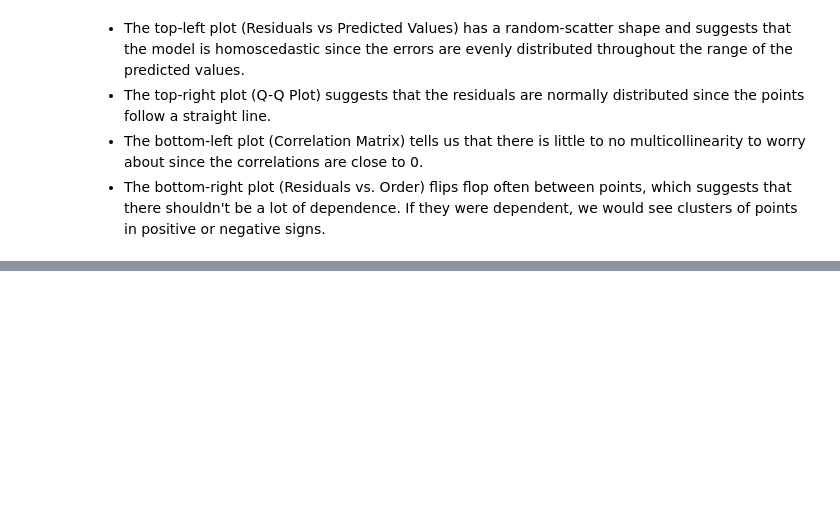
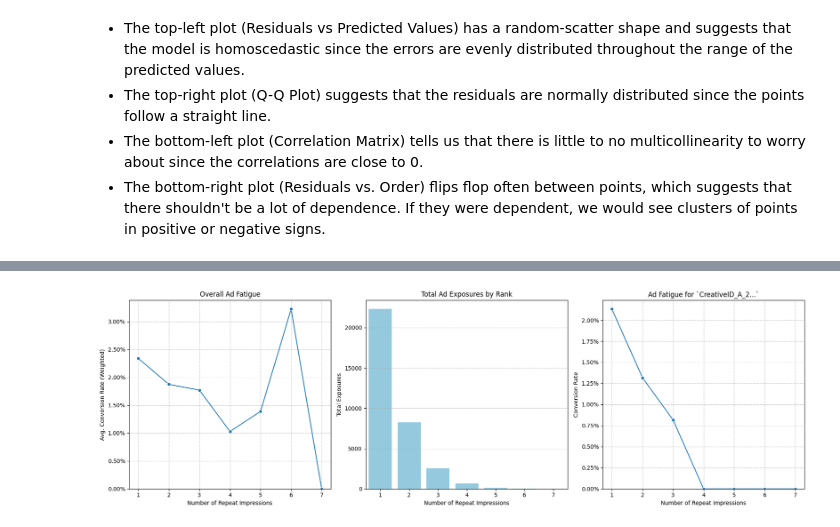
Before and after one commit to DustinBS/Cross-Platform-Media-Attribution, a Jupyter notebook: analysis.ipynb, the cells around one changed output, grey strips where cells are left out. Drawn from its saved outputs; the diff is of its cells as text; code cells hidden in the pictures; blank space fills up the shorter version.

```diff
--- a/analysis.ipynb
+++ b/analysis.ipynb
@@ -199,0 +205,98 @@ plt.show()
+# %%
+try:
+    with psycopg2.connect(
+        host=DB_HOST,
+        database=DB_NAME,
+        user=DB_USER,
+        password=DB_PASS,
+        port=DB_PORT
+    ) as conn:
+        ad_fatigue_analysis_df = pd.read_sql(parse_sql("sql/ad_fatigue_analysis.sql"), conn)
+except Exception as e:
+    print(e)
+# %%
+# -- Config --
+MIN_EXPOSURES_FOR_PLOT = 100 # Minimum total exposures for a creative to be plotted individually
+MAX_IMPRESSION_RANK_PLOT = 10 # Max impression rank to show on plots to keep them readable
+# %%
+# 1. Overall Ad Fatigue Data: Calculate weighted average conversion rate by impression rank.
+overall_fatigue = ad_fatigue_analysis_df.groupby('impression_rank_for_creative').apply(
+    lambda x: np.average(x['conversion_rate_at_rank'], weights=x['total_exposures_at_rank']), include_groups=False
+).reset_index(name='average_conversion_rate')
+overall_fatigue = overall_fatigue[overall_fatigue['impression_rank_for_creative'] <= MAX_IMPRESSION_RANK_PLOT]
+
+
+# 2. Exposure Distribution Data: Sum total exposures at each impression rank.
+exposure_counts = ad_fatigue_analysis_df.groupby('impression_rank_for_creative')['total_exposures_at_rank'].sum().reset_index()
+exposure_counts = exposure_counts[exposure_counts['impression_rank_for_creative'] <= MAX_IMPRESSION_RANK_PLOT]
+
+
+# 3. Per-Creative Ad Fatigue Data: Select one representative creative meeting the exposure threshold.
+creative_total_exposures = ad_fatigue_analysis_df.groupby('ad_creative')['total_exposures_at_rank'].sum()
+top_creatives = creative_total_exposures[creative_total_exposures >= MIN_EXPOSURES_FOR_PLOT].index.tolist()
+
+selected_creative_data = pd.DataFrame()
+selected_creative_id = None
+
+if top_creatives:
+    # Identify the creative with the highest total exposures for plotting.
+    selected_creative_id = creative_total_exposures[top_creatives].idxmax()
+    selected_creative_data = ad_fatigue_analysis_df[
+        (ad_fatigue_analysis_df['ad_creative'] == selected_creative_id) &
+        (ad_fatigue_analysis_df['impression_rank_for_creative'] <= MAX_IMPRESSION_RANK_PLOT)
+    ]
+else:
+    print(f"No creatives met the minimum exposure threshold ({MIN_EXPOSURES_FOR_PLOT}) for individual plotting.")
+
+
+fig, axes = plt.subplots(1, 3, figsize=(18, 6), sharey=False)
+# Overall Ad Fatigue Plot
+sns.lineplot(data=overall_fatigue, x='impression_rank_for_creative', y='average_conversion_rate', marker='o', ax=axes[0])
+axes[0].set_title(f'Overall Ad Fatigue')
+axes[0].set_xlabel('Number of Repeat Impressions')
+axes[0].set_ylabel('Avg. Conversion Rate (Weighted)')
+axes[0].yaxis.set_major_formatter(mticker.PercentFormatter(1.0))
+axes[0].grid(True, linestyle='--', alpha=0.7)
+axes[0].set_xticks(range(1, int(overall_fatigue['impression_rank_for_creative'].max()) + 1))
+axes[0].set_ylim(bottom=0)
+
+
+# Exposure Distribution by Rank Plot
+sns.barplot(data=exposure_counts, x='impression_rank_for_creative', y='total_exposures_at_rank', color='skyblue', ax=axes[1])
+axes[1].set_title(f'Total Ad Exposures by Rank')
+axes[1].set_xlabel('Number of Repeat Impressions')
+axes[1].set_ylabel('Total Exposures')
+axes[1].grid(True, axis='y', linestyle='--', alpha=0.7)
+axes[1].set_xticks(ticks=range(len(exposure_counts)), labels=exposure_counts['impression_rank_for_creative'].astype(int))
+axes[1].ticklabel_format(style='plain', axis='y')
+
+
+# Representative Per-Creative Ad Fatigue Plot
+if not selected_creative_data.empty:
+    # Plot by ad_platform if multiple platforms are present for the selected creative.
+    if selected_creative_data['ad_platform'].nunique() > 1:
+        pivot_df = selected_creative_data.pivot_table(index='impression_rank_for_creative',
+                                                    columns='ad_platform',
+                                                    values='conversion_rate_at_rank')
+        pivot_df.plot(marker='o', ax=axes[2], legend=True)
+        axes[2].legend(title='Platform')
+    else: # Single ad_platform plotting.
+        sns.lineplot(data=selected_creative_data, x='impression_rank_for_creative', y='conversion_rate_at_rank',
+                    marker='o', ax=axes[2], hue='ad_platform', legend=False)
+
+    axes[2].set_title(f'Ad Fatigue for `{selected_creative_id[:30]}...`')
+    axes[2].set_xlabel('Number of Repeat Impressions')
+    axes[2].set_ylabel('Conversion Rate')
+    axes[2].yaxis.set_major_formatter(mticker.PercentFormatter(1.0))
+    axes[2].grid(True, linestyle='--', alpha=0.7)
+    axes[2].set_xticks(range(1, int(selected_creative_data['impression_rank_for_creative'].max()) + 1))
+    axes[2].set_ylim(bottom=0)
+else:
+    axes[2].set_title('No Creative to Plot')
+    axes[2].text(0.5, 0.5, 'No creative met exposure threshold\nfor individual plot',
+                horizontalalignment='center', verticalalignment='center',
+                transform=axes[2].transAxes, fontsize=10, color='gray')
+plt.tight_layout(rect=[0, 0.03, 1, 0.98])
+plt.show()
+# %% [output]
+[figure, added]
```
Also changed, not shown: parts of 5 cells of this notebook, 3 other files.
